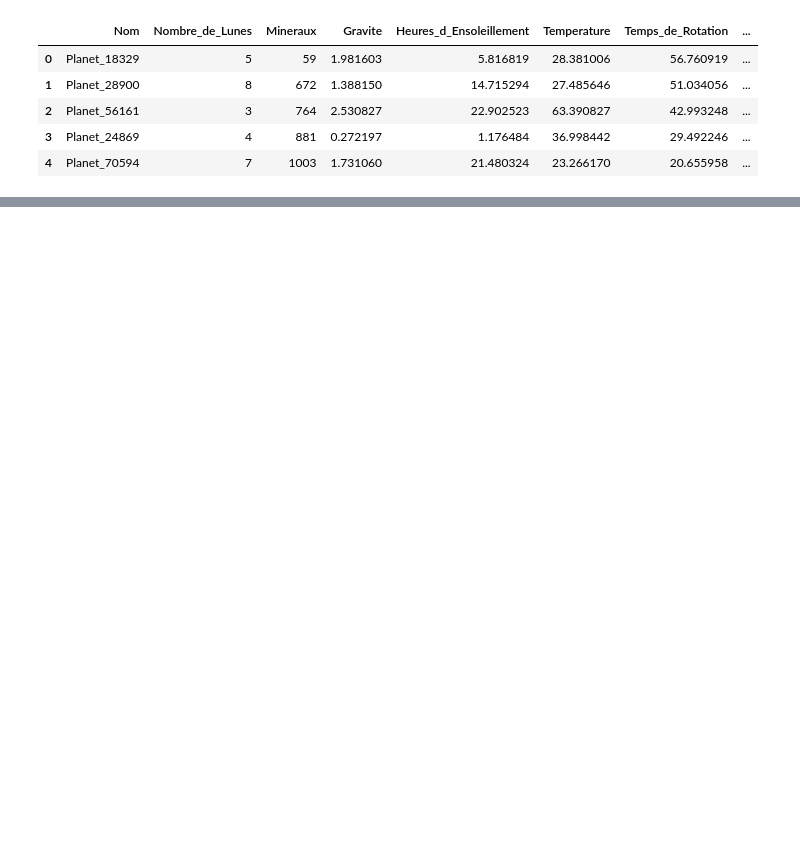
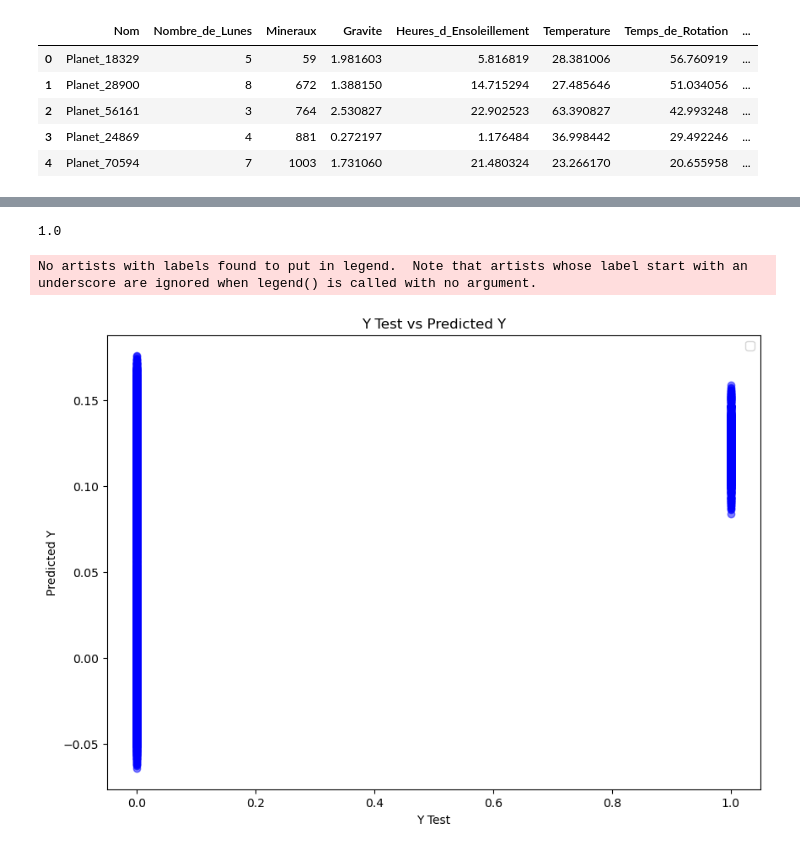
Before and after one commit to NdongoMamoudou/planet-discovery-pipeline, a Jupyter notebook: spark_web/notebooks/Planets_HDFS_Analysis.ipynb, the cells around one changed output, grey strips where cells are left out. Saved outputs shown, nothing was run; the diff lists cells and outputs as text; code cells hidden in the pictures; blank space fills up the shorter version.

Commit message:
creer un model pour predire si la planete est habitable

```diff
--- a/spark_web/notebooks/Planets_HDFS_Analysis.ipynb
+++ b/spark_web/notebooks/Planets_HDFS_Analysis.ipynb
@@ -128,7 +141,7 @@ df.head()
 # %%
 ## Divise le dataframe
 y  = df["Colonisable"]
-X  = df.drop("Colonisable" , axis = 1)
+X  = df.drop(["Colonisable", "Nom"] , axis = 1)
 # %%
 # Division des données en ensembles d'entraînement et de test
 X_train, X_test, y_train, y_test = train_test_split(X, y, test_size=0.2, random_state=42)
@@ -146,0 +162,2 @@ ValueError: could not convert string to float: 'Planet_91666'
+# %%
+model = LinearRegression()
@@ -146,0 +166,2 @@ ValueError: could not convert string to float: 'Planet_91666'
+# %%
+model.fit(X_train_scaled, y_train)
@@ -146,0 +172,3 @@ ValueError: could not convert string to float: 'Planet_91666'
+# %%
+y_pred = model.predict(X_test_scaled)
+y_pred
@@ -146,0 +183,19 @@ ValueError: could not convert string to float: 'Planet_91666'
+# %%
+R2 = model.score(X_test_scaled, y_pred)
+R2
+# %% [output]
+1.0
+# %%
+# Visualisation des résultats
+plt.figure(figsize=(10, 7))
+plt.scatter(y_test, y_pred, color='blue', alpha=0.5)
+plt.xlabel('Y Test')
+plt.ylabel('Predicted Y')
+plt.title('Y Test vs Predicted Y')
+
+plt.legend()
+
+plt.show()
+# %% [output]
+No artists with labels found to put in legend.  Note that artists whose label start with an underscore are ignored when legend() is called with no argument.
+[figure, added]
```
Also changed, not shown: parts of 12 cells of this notebook.
